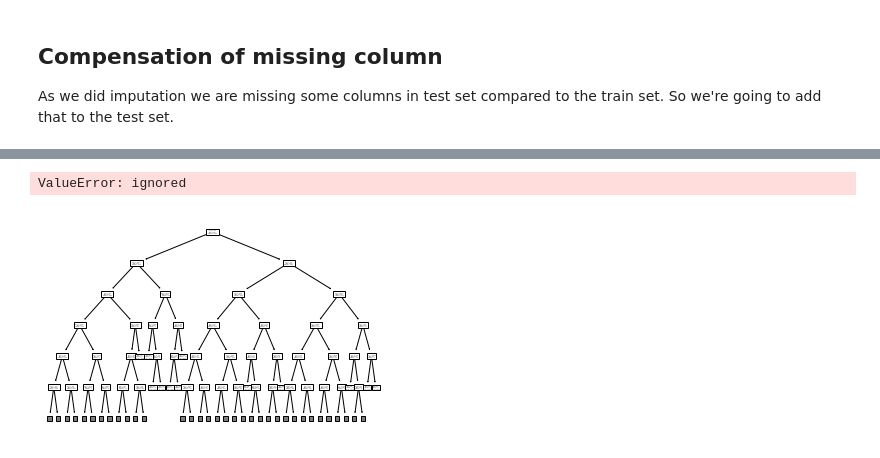
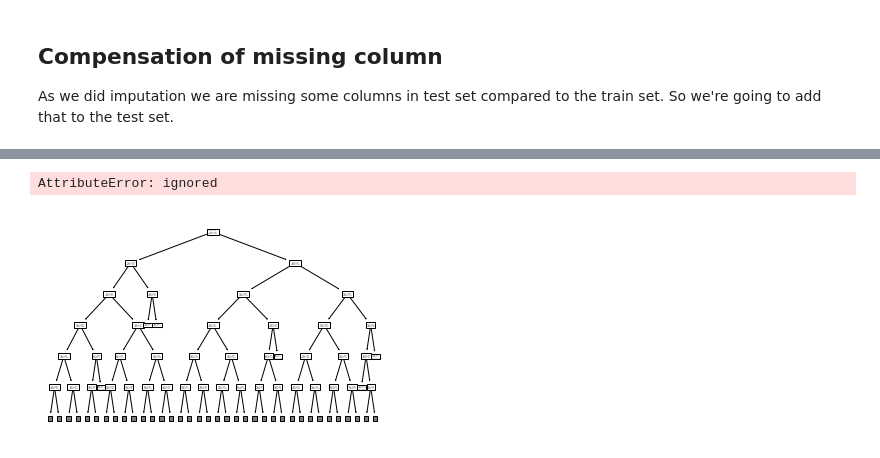
Before and after one commit to dron1t/codelabfun, a Jupyter notebook: IO.ipynb, the cells around one changed output, grey strips where cells are left out. Drawn from its saved outputs; the diff is of its cells as text; code cells hidden in the pictures.

```diff
--- a/IO.ipynb
+++ b/IO.ipynb
@@ -244,4 +243,4 @@ array([[    51, 290856,      9, ...,      1,      0,      0],
 As we did imputation we are missing some columns in test set compared to the train set. So we're going to add that to the test set.
 # %%
 import numpy as np
-diff = np.setdiff1d(train_set, test_set)
+diff = np.setdiff1d(train_set_he.columns.values, test_set_he.columns.values)
@@ -251,0 +251,9 @@ test_set[[]] = 0
+# %%
+for column in diff:
+  if column not in train_set_he.columns:
+    train_set_he[column] = 0
+  else:
+    test_set_he[column] = 0
+
+diff = np.setdiff1d(train_set_he.columns.values, test_set_he.columns.values)
+diff
@@ -251,0 +267,5 @@ test_set[[]] = 0
+# %%
+train_set_he['sex'] = train_set_he['sex'].map({' Female': 1, ' Male': 0})
+test_set_he['sex'] = test_set_he['sex'].map({' Female': 1, ' Male': 0})
+
+train_set_he
@@ -251,0 +286,6 @@ test_set[[]] = 0
+# %%
+from sklearn.preprocessing import StandardScaler
+scaler = StandardScaler()
+
+train_set_scaled = scaler.fit_transform(train_set_he)
+test_set_scaled = scaler.fit_transform(test_set_he)
@@ -252,26 +297,26 @@ test_set[[]] = 0
 # %%
 from sklearn.metrics import confusion_matrix
 from sklearn.model_selection import train_test_split
 from sklearn import tree
 from sklearn.tree import export_text
 
 clf = tree.DecisionTreeClassifier()
-clf = clf.fit(train_set.values, train_classes.values)
+clf = clf.fit(train_set_scaled.values, train_classes.values)
 
 tree.plot_tree(clf, max_depth=5)
 # r = export_text(clf, feature_names=columns.values)
 # print(r)
 good_predictions = 0
-len = test_set.shape[0]
-test_classes = test_classes.values
-res = clf.predict(test_set.values)
+len = train_set_scaled.shape[0]
+test_classes_values = test_classes.values
+res = clf.predict(train_set_scaled.values)
 for i,r in enumerate(res):
-    if r == test_classes[i]:
+    if r == test_classes_values[i]:
         good_predictions = good_predictions + 1
 print(good_predictions)
 print(good_predictions / len * 100, "%")
-#print(train_set[train_set[:, 3].argsort()])
-print(confusion_matrix(test_classes, res))
+decision_tree_matrix = confusion_matrix(test_classes_values, res)
+print(decision_tree_matrix)
 # %% [output]
-ValueError: ignored
+AttributeError: ignored
-[figure, old version]
+[figure, new version]
```
Also changed, not shown: parts of 35 cells of this notebook.
